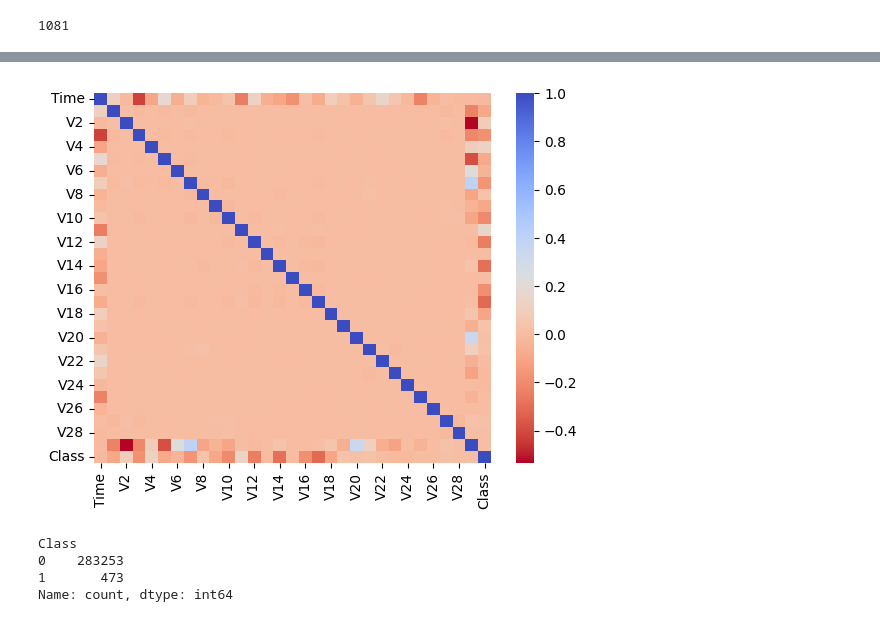
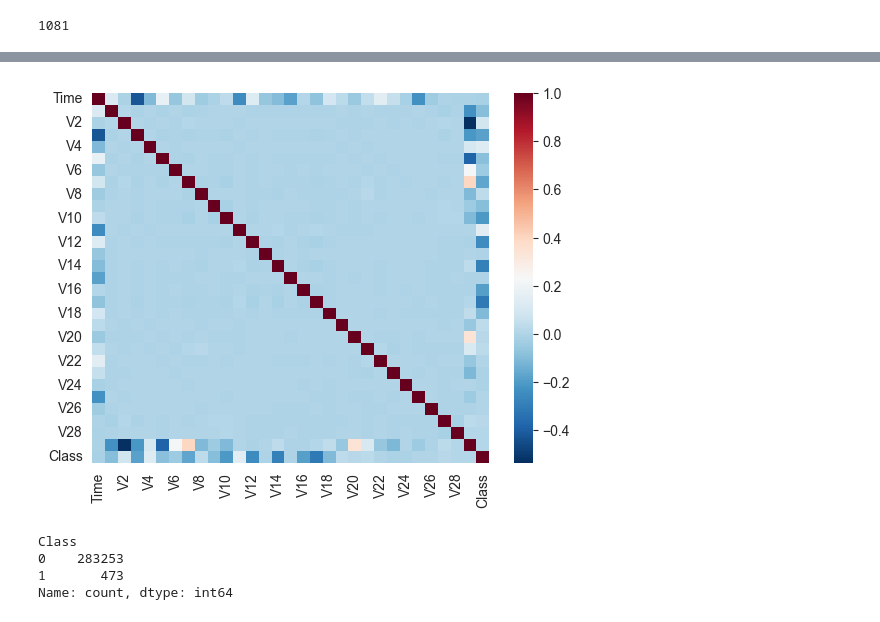
Before and after one commit to AThompson04/credit-card-fraud-detection, a Jupyter notebook: notebooks/eda_and_data_cleaning.ipynb, the cells around one changed output, grey strips where cells are left out. Drawn from its saved outputs; the diff is of its cells as text; code cells hidden in the pictures.

```diff
--- a/notebooks/eda_and_data_cleaning.ipynb
+++ b/notebooks/eda_and_data_cleaning.ipynb
@@ -104,10 +106,13 @@ V17      -0.313498
 Name: Class, dtype: float64
 # %%
 sns.set_style('whitegrid')
+sns.set_palette('RdBu_r')
+custom_palette = sns.color_palette('RdBu_r', n_colors=10)
+colour1, colour2 = custom_palette[2], custom_palette[8]
 # %%
-sns.heatmap(df.corr(numeric_only=True),cmap='coolwarm_r');
+sns.heatmap(df.corr(numeric_only=True), cmap='RdBu_r');
 # %% [output]
-[figure, old version]
+[figure, new version]
 # %%
 df['Class'].value_counts()
 # %% [output]
```
Also changed, not shown: parts of 7 cells of this notebook.
